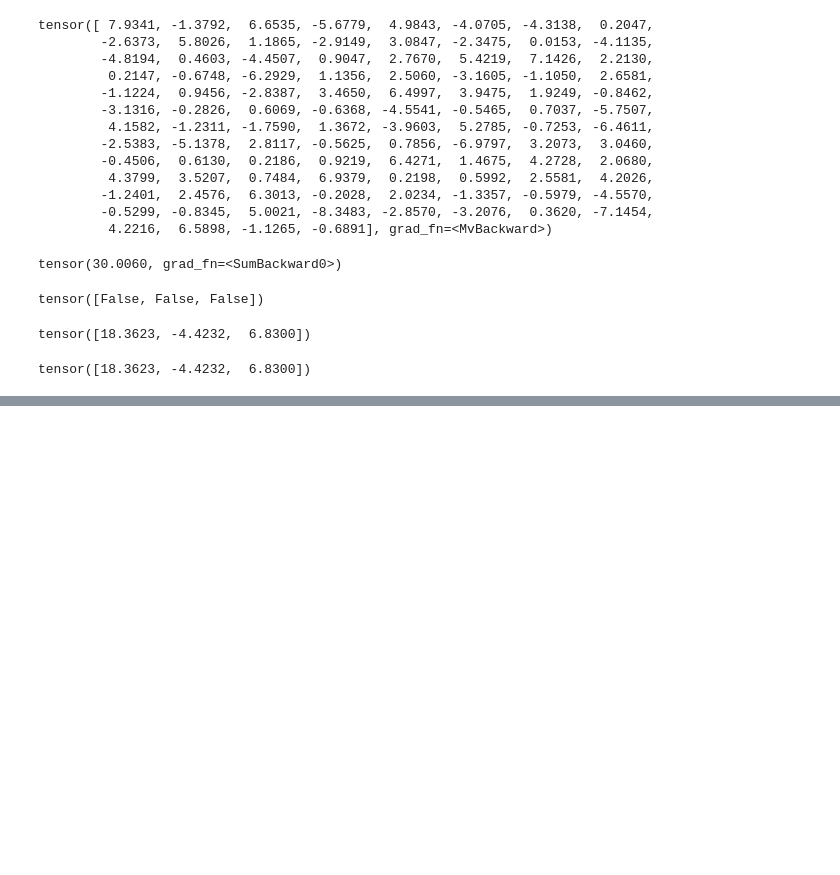
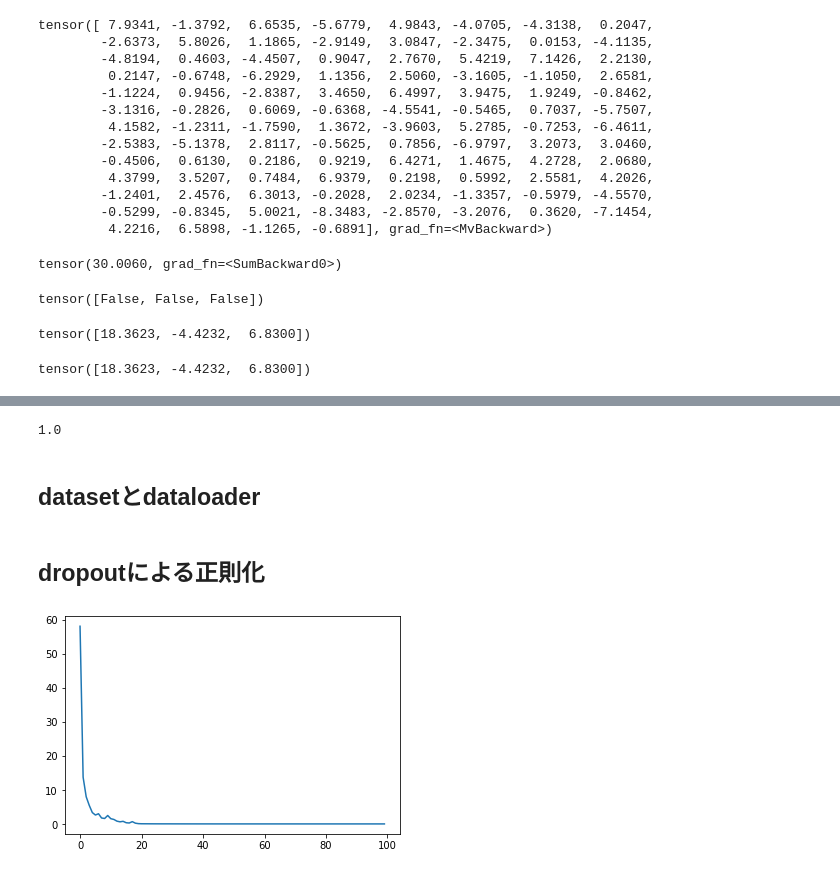
Before and after one commit to KamonohashiPerry/PyTorch, a Jupyter notebook: PyTorch.ipynb, the cells around one changed output, grey strips where cells are left out. Saved outputs shown, nothing was run; the diff lists cells and outputs as text; code cells hidden in the pictures; blank space fills up the shorter version.

```diff
--- a/PyTorch.ipynb
+++ b/PyTorch.ipynb
@@ -433,0 +730,8 @@ tensor([18.3623, -4.4232,  6.8300])
+# %%
+# torch.maxは集計軸を指定すると最大値の他にその位置も返す
+_, y_pred = torch.max(net(X), 1)
+
+# 正解率を計算する
+(y_pred == y).sum().item() / len(y)
+# %% [output]
+1.0
@@ -433,0 +779,38 @@ tensor([18.3623, -4.4232,  6.8300])
+# %% [markdown]
+## datasetとdataloader
+# %%
+from torch.utils.data import TensorDataset, DataLoader
+
+# Datasetを作成
+ds = TensorDataset(X, Y)
+
+# 異なる順番で64個ずつデータを返すDataLoaderを作成
+loader = DataLoader(ds, batch_size=64, shuffle=True)
+
+net = nn.Sequential(
+    nn.Linear(64, 32),
+    nn.ReLU(),
+    nn.Linear(32, 16),
+    nn.ReLU(),
+    nn.Linear(16, 10)
+)
+
+loss_fn = nn.CrossEntropyLoss()
+optimizer = optim.Adam(net.parameters())
+
+# 最適化を実行
+losses = []
+
+for epoch in range(10):
+  running_loss = 0.0
+  for xx, yy in loader:
+    # xx, yyは64個分のみ受け取れる
+    y_pred = net(xx)
+    loss = loss_fn(y_pred, yy)
+    optimizer.zero_grad()
+    loss.backward()
+    optimizer.step()
+    running_loss += loss.item()
+  losses.append(running_loss)
+# %% [markdown]
+## dropoutによる正則化
@@ -433,0 +869,5 @@ tensor([18.3623, -4.4232,  6.8300])
+# %%
+from matplotlib import pyplot as plt
+plt.plot(train_losses);
+# %% [output]
+[figure, added]
```
Also changed, not shown: parts of 41 cells of this notebook.
